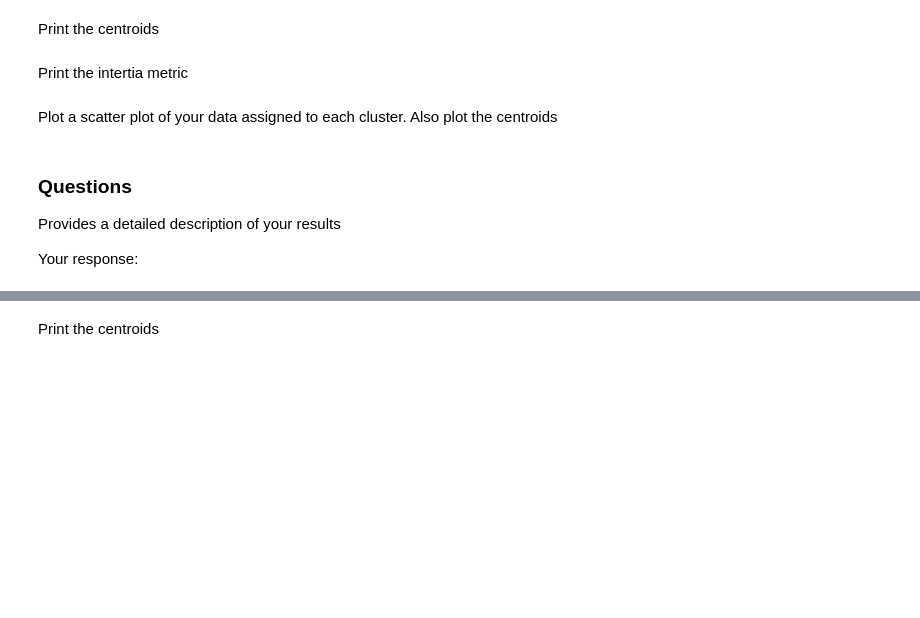
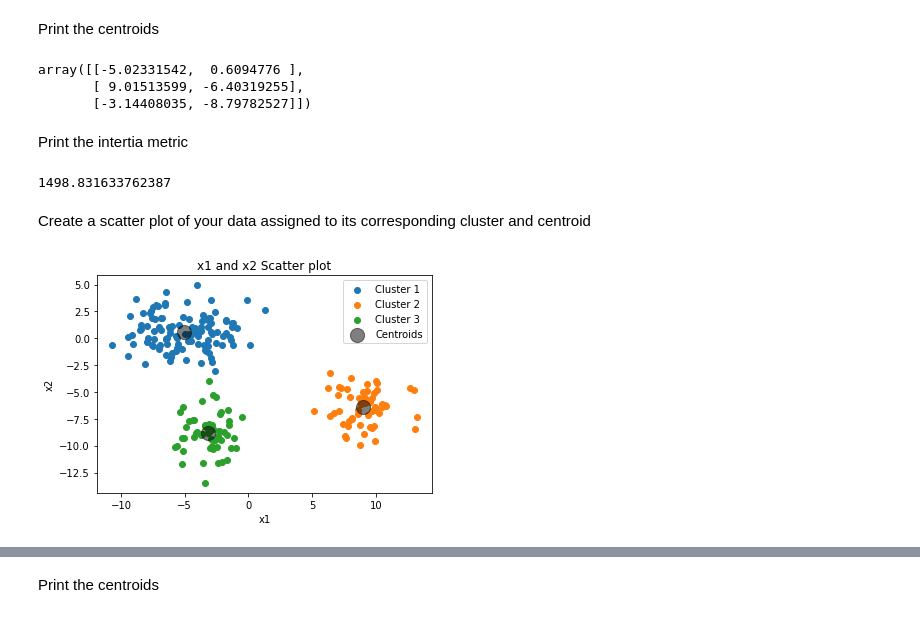
Before and after one commit to NataliaVg/TC1002S, a Jupyter notebook: AD21/A01639224/B1_Evidencia.ipynb, the cells around one changed output, grey strips where cells are left out. Drawn from its saved outputs; the diff is of its cells as text; code cells hidden in the pictures; blank space fills up the shorter version.

```diff
--- a/AD21/A01639224/B1_Evidencia.ipynb
+++ b/AD21/A01639224/B1_Evidencia.ipynb
@@ -322,12 +319,35 @@ Print the number associated to each cluster
 # %% [markdown]
 Print the centroids
+# %%
+km.cluster_centers_
+# %% [output]
+array([[-5.02331542,  0.6094776 ],
+       [ 9.01513599, -6.40319255],
+       [-3.14408035, -8.79782527]])
 # %% [markdown]
 Print the intertia metric
+# %%
+km.inertia_
+# %% [output]
+1498.831633762387
 # %% [markdown]
-Plot a scatter plot of your data assigned to each cluster. Also plot the centroids
+Create a scatter plot of your data assigned to its corresponding cluster and centroid
-# %% [markdown]
-### Questions
-
-Provides a detailed description of your results
-
-Your response:
+# %%
+df0 = dataset[dataset.ClusterInfo==0]
+df1 = dataset[dataset.ClusterInfo==1]
+df2 = dataset[dataset.ClusterInfo==2]
+
+plt.scatter(df0.x1, df0.x2, Label='Cluster 1')
+plt.scatter(df1.x1, df1.x2, Label='Cluster 2')
+plt.scatter(df2.x1, df2.x2, Label='Cluster 3')
+
+plt.scatter(km.cluster_centers_[:,0], km.cluster_centers_[:,1], color='k', marker='o', label='Centroids', s=200, alpha=0.5)
+
+plt.title("x1 and x2 Scatter plot")
+plt.xlabel('x1')
+plt.ylabel('x2')
+plt.legend()
+
+plt.show()
+# %% [output]
+[figure, added]
```
Also changed, not shown: parts of 68 cells of this notebook, 3 other files.
